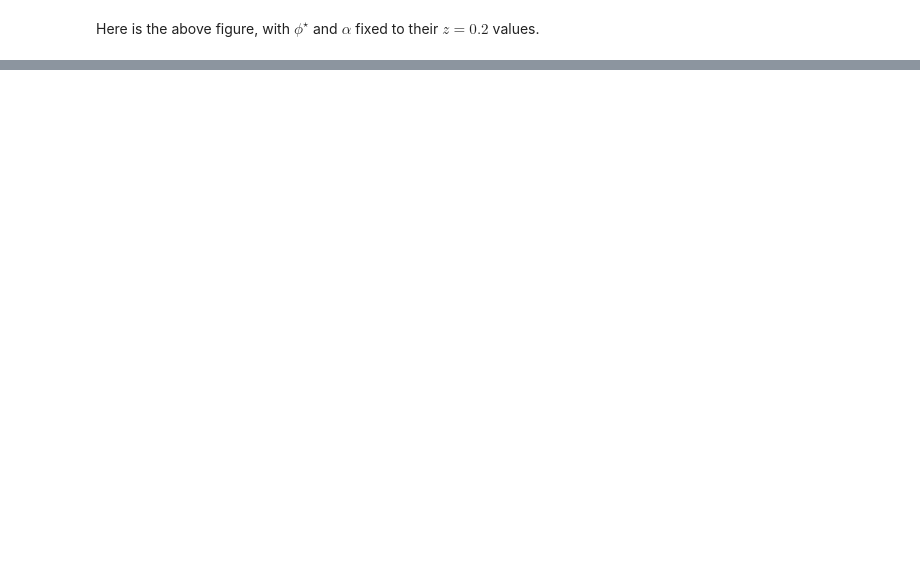
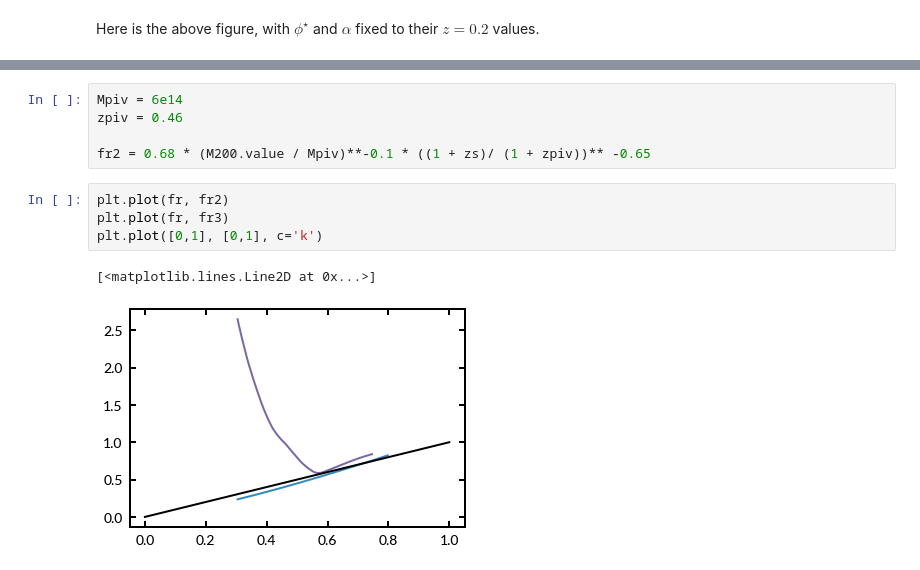
Before and after one commit to boada/planckClusters, a Jupyter notebook: analysis_ir/notebooks/04b. Understand LF.ipynb, the cells around one changed output, grey strips where cells are left out. Cells and saved outputs as stored; diff of their text form; blank space fills up the shorter version.

```diff
--- a/analysis_ir/notebooks/04b. Understand LF.ipynb
+++ b/analysis_ir/notebooks/04b. Understand LF.ipynb
@@ -226,0 +247,12 @@ plt.grid()
+# %%
+Mpiv = 6e14
+zpiv = 0.46
+
+fr2 = 0.68 * (M200.value / Mpiv)**-0.1 * ((1 + zs)/ (1 + zpiv))** -0.65
+# %%
+plt.plot(fr, fr2)
+plt.plot(fr, fr3)
+plt.plot([0,1], [0,1], c='k')
+# %% [output]
+[<matplotlib.lines.Line2D at 0x...>]
+[figure, added]
```
Also changed, not shown: parts of 10 cells of this notebook, 2 other files.
